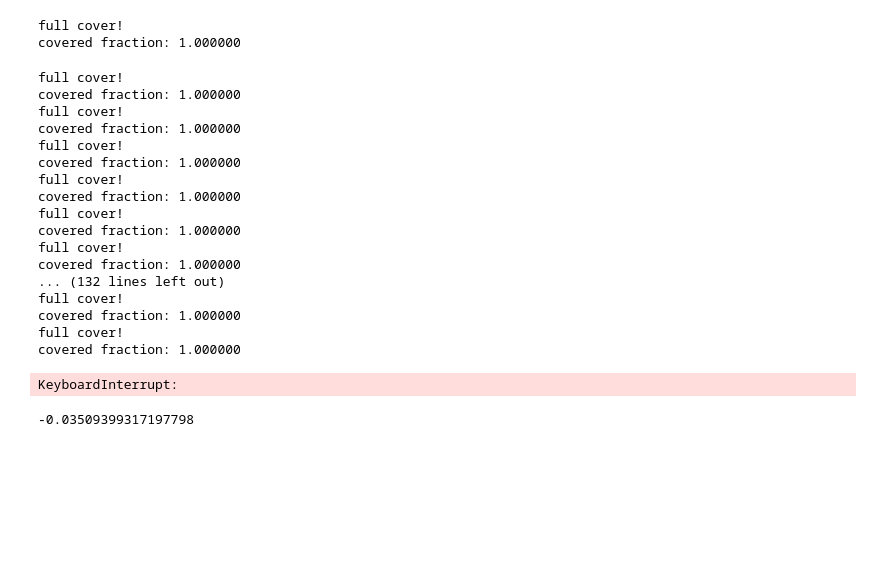
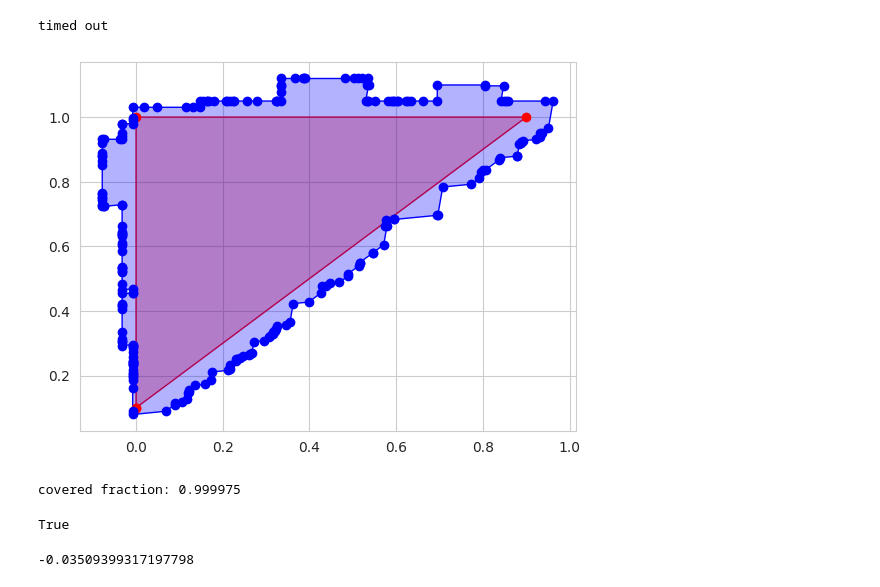
Before and after one commit to robustrobotics/nonasymptotic-mp, a Jupyter notebook: notebooks/vis_straight_line_env.ipynb, the cells around one changed output. Drawn from its saved outputs; the diff is of its cells as text; code cells hidden in the pictures; blank space fills up the shorter version.

```diff
--- a/notebooks/vis_straight_line_env.ipynb
+++ b/notebooks/vis_straight_line_env.ipynb
@@ -77,27 +73,10 @@ plt.show()
 # %%
-for _ in range(100):
-    prm_env_2d.is_prm_epsilon_delta_complete(prm, 0.5, n_samples_per_check=1000, timeout=5.0, vis=True)
+prm_env_2d.is_prm_epsilon_delta_complete(prm, 0.30, n_samples_per_check=1000, timeout=0.1, vis=True)
 # %% [output]
-full cover!
-covered fraction: 1.000000
+timed out
+[figure, added]
-full cover!
-covered fraction: 1.000000
-full cover!
-covered fraction: 1.000000
-full cover!
-covered fraction: 1.000000
-full cover!
-covered fraction: 1.000000
-full cover!
-covered fraction: 1.000000
-full cover!
-covered fraction: 1.000000
-... (132 lines left out)
-full cover!
-covered fraction: 1.000000
-full cover!
-covered fraction: 1.000000
+covered fraction: 0.999975
-KeyboardInterrupt:
+True
 # %%
 start = np.array([0.00506189, 0.0])
 goal = np.array([0.10611559, 0.0])
```
Also changed, not shown: parts of 3 cells of this notebook, 1 other file.
